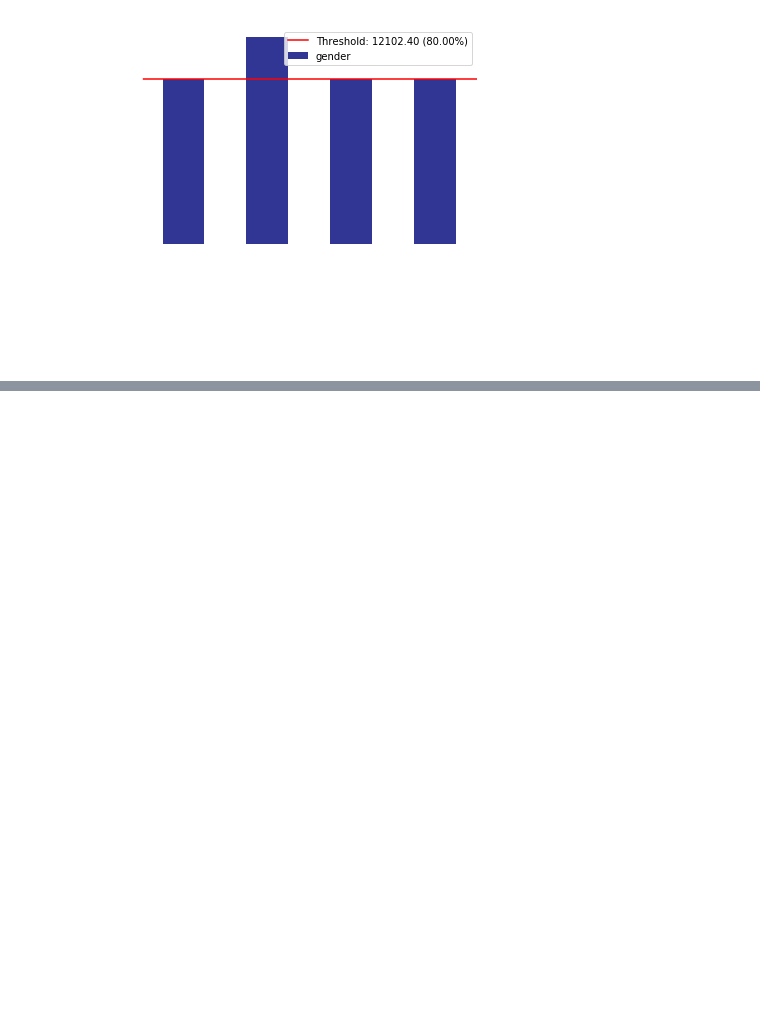
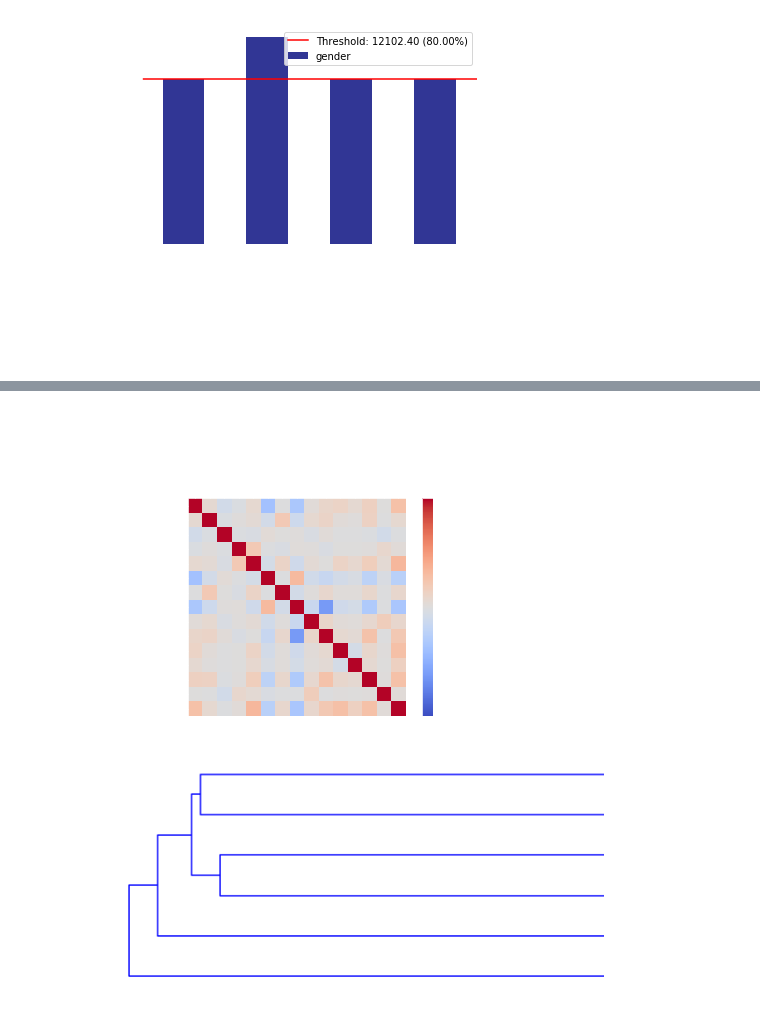
Before and after one commit to EthicalML/xai, a Jupyter notebook: examples/XData Example Usage.ipynb, the cells around one changed output, grey strips where cells are left out. Saved outputs shown, nothing was run; the diff lists cells and outputs as text; code cells hidden in the pictures; blank space fills up the shorter version.

```diff
--- a/examples/XData Example Usage.ipynb
+++ b/examples/XData Example Usage.ipynb
@@ -79,0 +99,32 @@ xd.show_imbalance("gender", cross_column_names=["loan"])
+# %%
+import scipy
+import scipy.stats as sts
+from scipy.cluster import hierarchy as hc
+
+def plot_dendogram(X):
+    corr = np.round(X.corr(method="spearman"), 4)
+    corr_condensed = hc.distance.squareform(1-corr)
+    z = hc.linkage(corr_condensed, method="average")
+    fig = plt.figure(figsize=(10,5))
+    dendrogram = hc.dendrogram(
+        z, labels=X.columns, orientation="left", leaf_font_size=16)
+    plt.show()
+
+
+corr = sts.spearmanr(df).correlation
+fig = plt.figure()
+ax = fig.add_subplot(111)
+cax = ax.matshow(corr, cmap='coolwarm', vmin=-1, vmax=1)
+fig.colorbar(cax)
+ticks = np.arange(0,len(df.columns),1)
+ax.set_xticks(ticks)
+plt.xticks(rotation=90)
+ax.set_yticks(ticks)
+ax.set_xticklabels(df.columns)
+ax.set_yticklabels(df.columns)
+plt.show()
+
+plot_dendogram(df)
+# %% [output]
+[figure, added]
+[figure, added]
```
Also changed, not shown: parts of 15 cells of this notebook, 1 other file.
